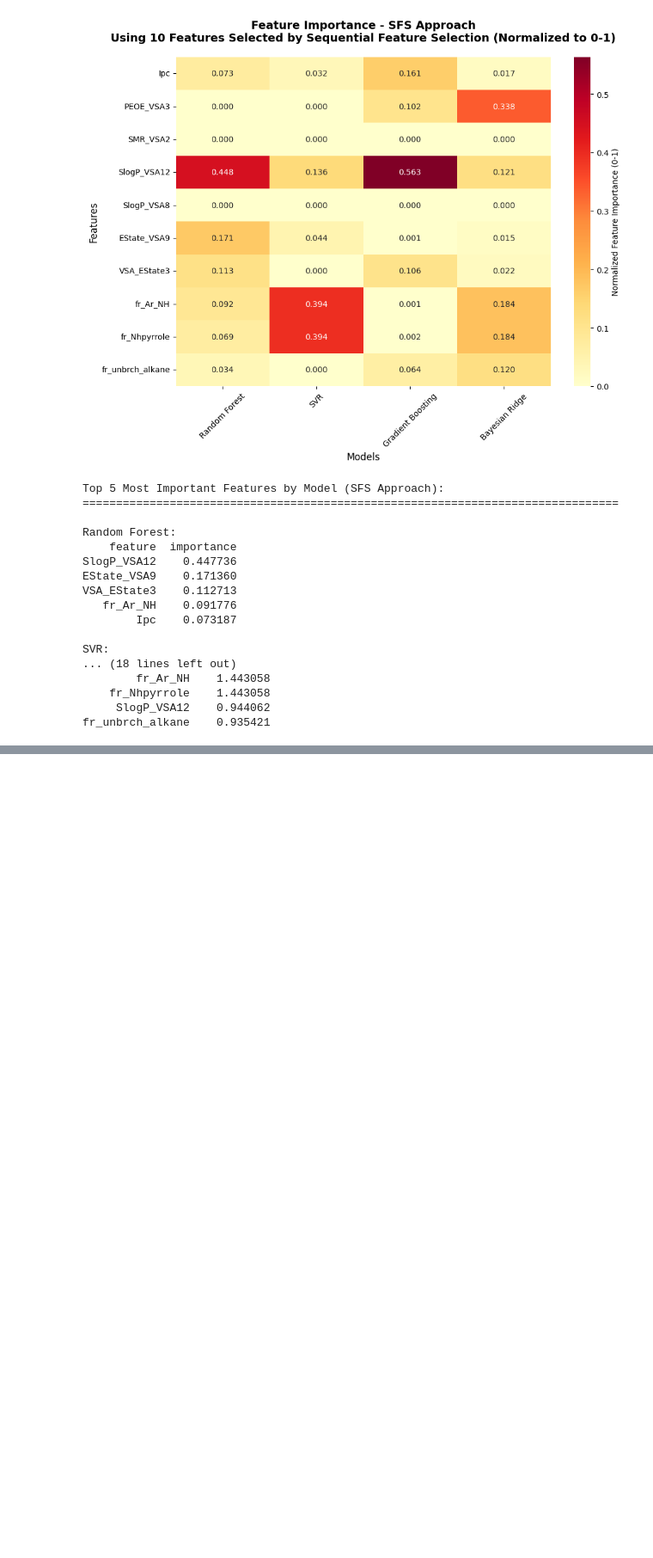
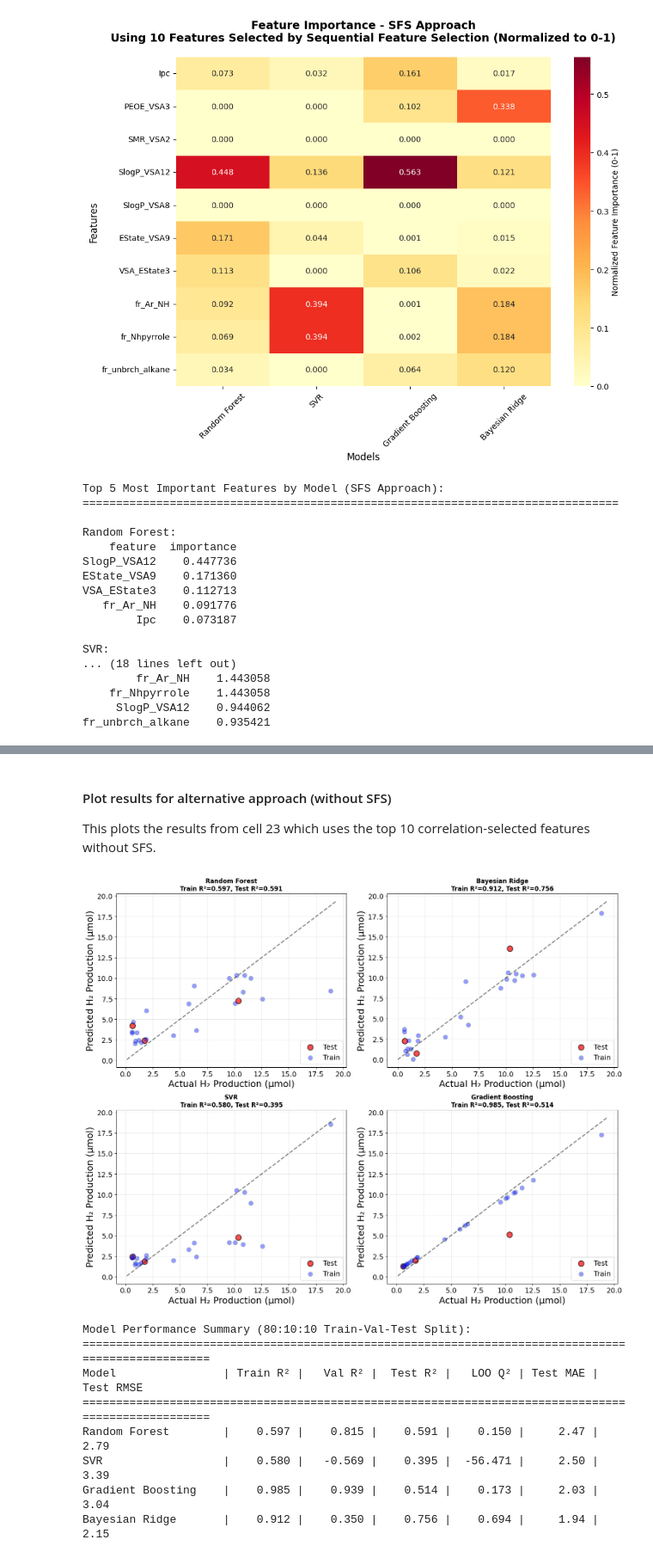
Before and after one commit to kareem-Abdelmaqsoud/HER-metal-complex-ligands, a Jupyter notebook: baseline_models.ipynb, the cells around one changed output, grey strips where cells are left out. Shown at 86% size. Drawn from its saved outputs; the diff is of its cells as text; code cells hidden in the pictures; blank space fills up the shorter version.

```diff
--- a/baseline_models.ipynb
+++ b/baseline_models.ipynb
@@ -1223,0 +1342,76 @@ Bayesian Ridge       |    0.851 |    0.741 |    0.604 |     1.94 |     2.41
+# %% [markdown]
+#### Plot results for alternative approach (without SFS)
+This plots the results from cell 23 which uses the top 10 correlation-selected features without SFS.
+# %%
+# 6. Model validation and visualization for alternative approach (without feature selection)
+import matplotlib.pyplot as plt
+fig, axes = plt.subplots(2, 2, figsize=(15, 12))
+axes = axes.ravel()
+
+plt.rcParams.update({
+    'axes.titlesize': 20,
+    'axes.labelsize': 18,
+    'xtick.labelsize': 14,
+    'ytick.labelsize': 14,
+    'legend.fontsize': 14,
+})
+
+desired_order = ['Random Forest', 'Bayesian Ridge', 'SVR', 'Gradient Boosting']
+
+for idx, model_name in enumerate(desired_order):
+    if model_name not in results_alt:
+        continue
+
+    result = results_alt[model_name]
+    y_train_pred = result['y_train_pred']
+    y_val_pred = result['y_val_pred']
+    y_test_pred = result['y_test_pred']
+    train_r2 = result['train_r2']
+    val_r2 = result['val_r2']
+    test_r2 = result['test_r2']
+    loo_q2 = result['loo_q2']
+    test_mae = result['test_mae']
+    test_rmse = result['test_rmse']
+
+    # Actual vs Predicted - showing all three sets
+    axes[idx].scatter(y_test_alt, y_test_pred, color='red', alpha=0.7, s=120,
+                     label='Test', edgecolors='black', linewidth=1.5, marker='o')
+    # axes[idx].scatter(y_val_alt, y_val_pred, color='orange', alpha=0.6, s=100,
+    #                  label='Validation', edgecolors='black', linewidth=1, marker='o')
+    axes[idx].scatter(y_train_alt, y_train_pred, color='blue', alpha=0.4, s=80,
+                     label='Train', edgecolors='green', linewidth=0.5, marker='o')
+
+    axes[idx].set_xlabel('Actual H₂ Production (μmol)', fontsize=18)
+    axes[idx].set_ylabel('Predicted H₂ Production (μmol)', fontsize=18)
+    axes[idx].set_title(f'{model_name}\nTrain R²={train_r2:.3f}, Test R²={test_r2:.3f}',
+                       fontsize=12, fontweight='bold')
+    axes[idx].grid(True, alpha=0.3)
+    axes[idx].legend(loc='lower right')
+
+    # Perfect prediction line
+    all_vals = np.concatenate([y_train_alt, y_val_alt, y_test_alt, y_train_pred, y_val_pred, y_test_pred])
+    min_val = max(0, all_vals.min() - 0.5)
+    max_val = all_vals.max() + 0.5
+    axes[idx].plot([min_val, max_val], [min_val, max_val],
+                   'k--', alpha=0.5, linewidth=2, label='Perfect Prediction')
+
+plt.tight_layout()
+plt.show()
+
+# Print summary comparison
+print("\nModel Performance Summary (80:10:10 Train-Val-Test Split):")
+print("=" * 100)
+print(f"{'Model':<20} | {'Train R²':>8} | {'Val R²':>8} | {'Test R²':>8} | {'LOO Q²':>8} | {'Test MAE':>8} | {'Test RMSE':>8}")
+print("=" * 100)
+for model_name, result in results_alt.items():
+    print(f"{model_name:<20} | {result['train_r2']:8.3f} | {result['val_r2']:8.3f} | {result['test_r2']:8.3f} | {result['loo_q2']:8.3f} | {result['test_mae']:8.2f} | {result['test_rmse']:8.2f}")
+# %% [output]
+[figure, added]
+Model Performance Summary (80:10:10 Train-Val-Test Split):
+====================================================================================================
+Model                | Train R² |   Val R² |  Test R² |   LOO Q² | Test MAE | Test RMSE
+====================================================================================================
+Random Forest        |    0.597 |    0.815 |    0.591 |    0.150 |     2.47 |     2.79
+SVR                  |    0.580 |   -0.569 |    0.395 |  -56.471 |     2.50 |     3.39
+Gradient Boosting    |    0.985 |    0.939 |    0.514 |    0.173 |     2.03 |     3.04
+Bayesian Ridge       |    0.912 |    0.350 |    0.756 |    0.694 |     1.94 |     2.15
```
Also changed, not shown: parts of 13 cells of this notebook.
